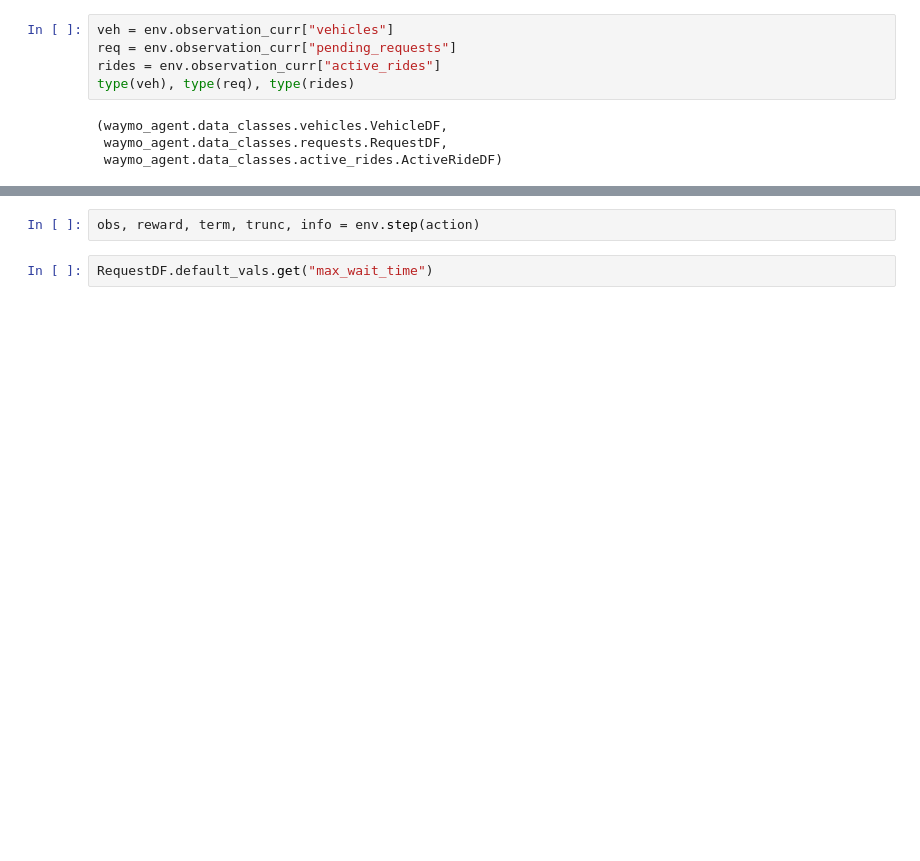
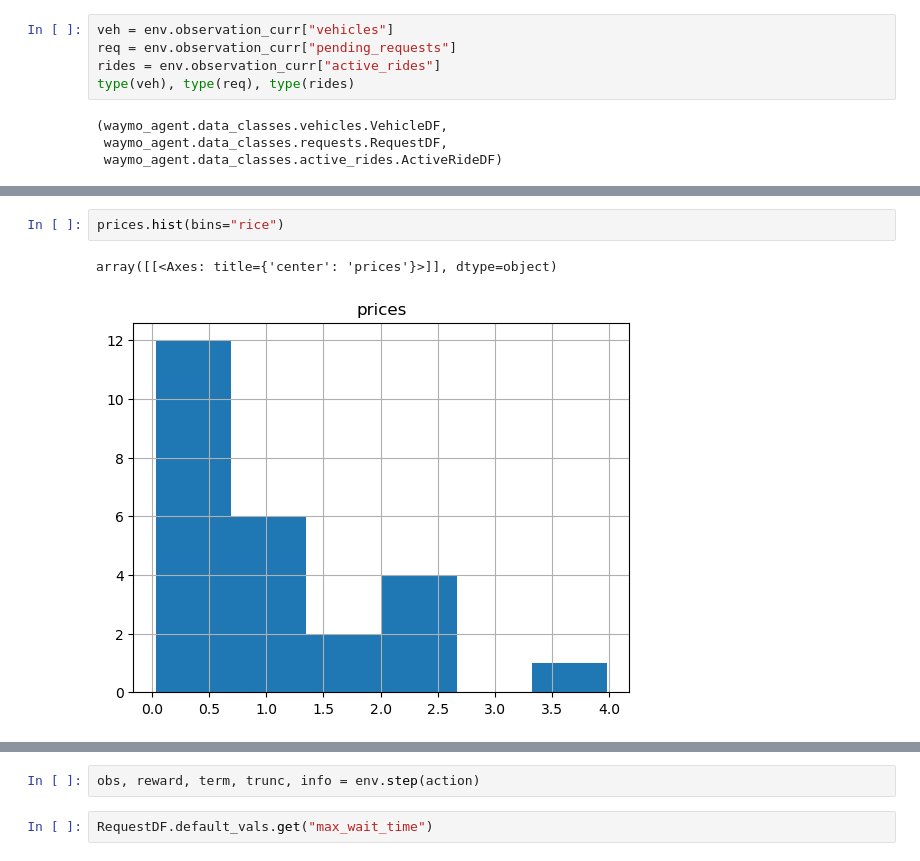
Before and after one commit to akseldkw07/Waymo-Agent, a Jupyter notebook: notebooks/mixin/transition_model.ipynb, the cells around one changed output, grey strips where cells are left out. Drawn from its saved outputs; the diff is of its cells as text; blank space fills up the shorter version.

```diff
--- a/notebooks/mixin/transition_model.ipynb
+++ b/notebooks/mixin/transition_model.ipynb
@@ -73,0 +71,5 @@ array([[ 0.82618177, -0.3133576 ],
+# %%
+prices.hist(bins="rice")
+# %% [output]
+array([[<Axes: title={'center': 'prices'}>]], dtype=object)
+[figure, added]
```
Also changed, not shown: parts of 10 cells of this notebook, 2 other files.
